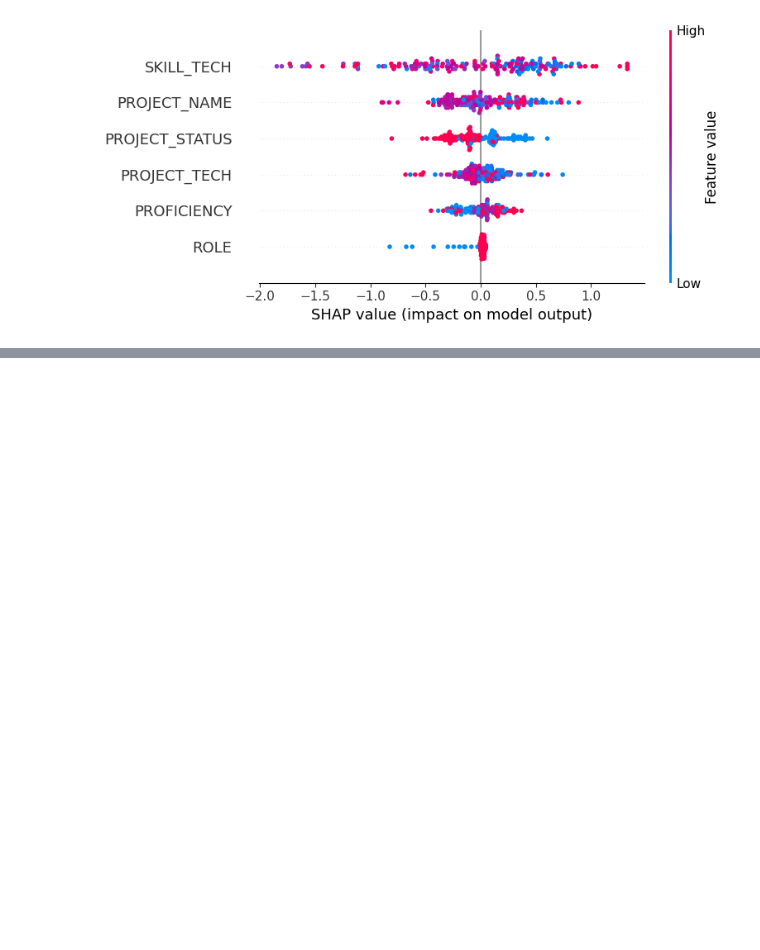
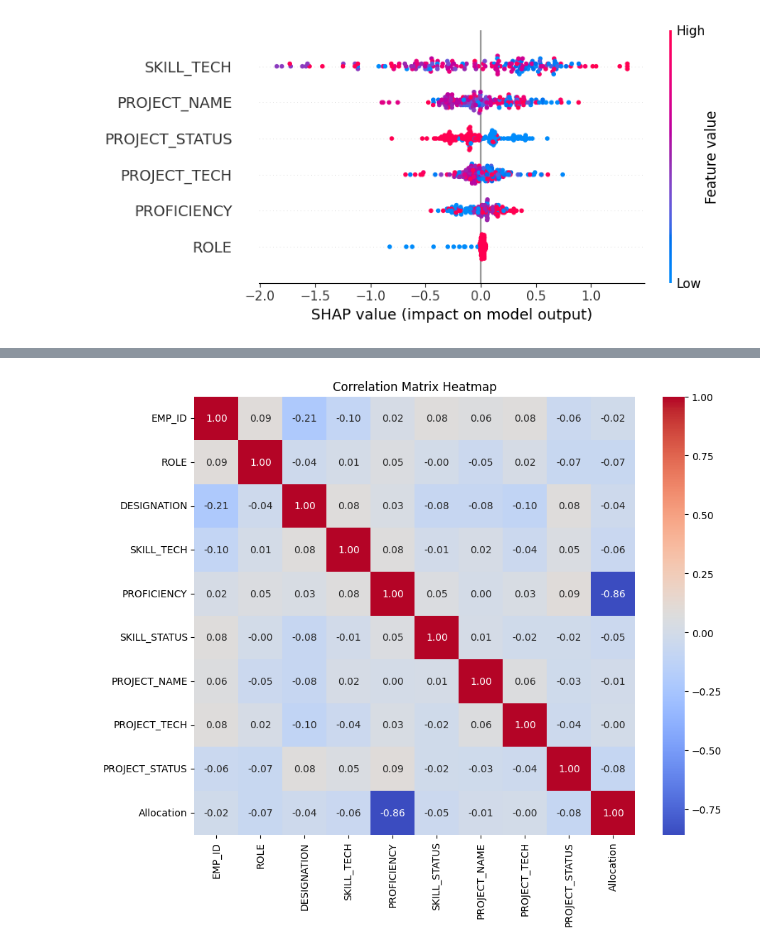
Before and after one commit to ashmithalaxmi/ProjectAA, a Jupyter notebook: SM_DataScience.ipynb, the cells around one changed output, grey strips where cells are left out. Saved outputs shown, nothing was run; the diff lists cells and outputs as text; code cells hidden in the pictures; blank space fills up the shorter version.

```diff
--- a/SM_DataScience.ipynb
+++ b/SM_DataScience.ipynb
@@ -771,0 +837,3 @@ shap.summary_plot(shap_values_gb, X_test)
+# %%
+df1  = df
+#df1 = df1.drop(['DESIGNATION','SKILL_TECH','PROJECT_NAME','PROJECT_TECH'], axis=1)
@@ -771,0 +860,13 @@ shap.summary_plot(shap_values_gb, X_test)
+# %%
+numeric_columns = df1.select_dtypes(include=['float64', 'int64','int32'])
+
+# Calculate the correlation matrix
+corr_matrix = numeric_columns.corr()
+
+# Plot the heatmap
+plt.figure(figsize=(10, 8))
+sns.heatmap(corr_matrix, annot=True, cmap='coolwarm', fmt=".2f")
+plt.title("Correlation Matrix Heatmap")
+plt.show()
+# %% [output]
+[figure, added]
```
Also changed, not shown: parts of 8 cells of this notebook, 2 other files.
